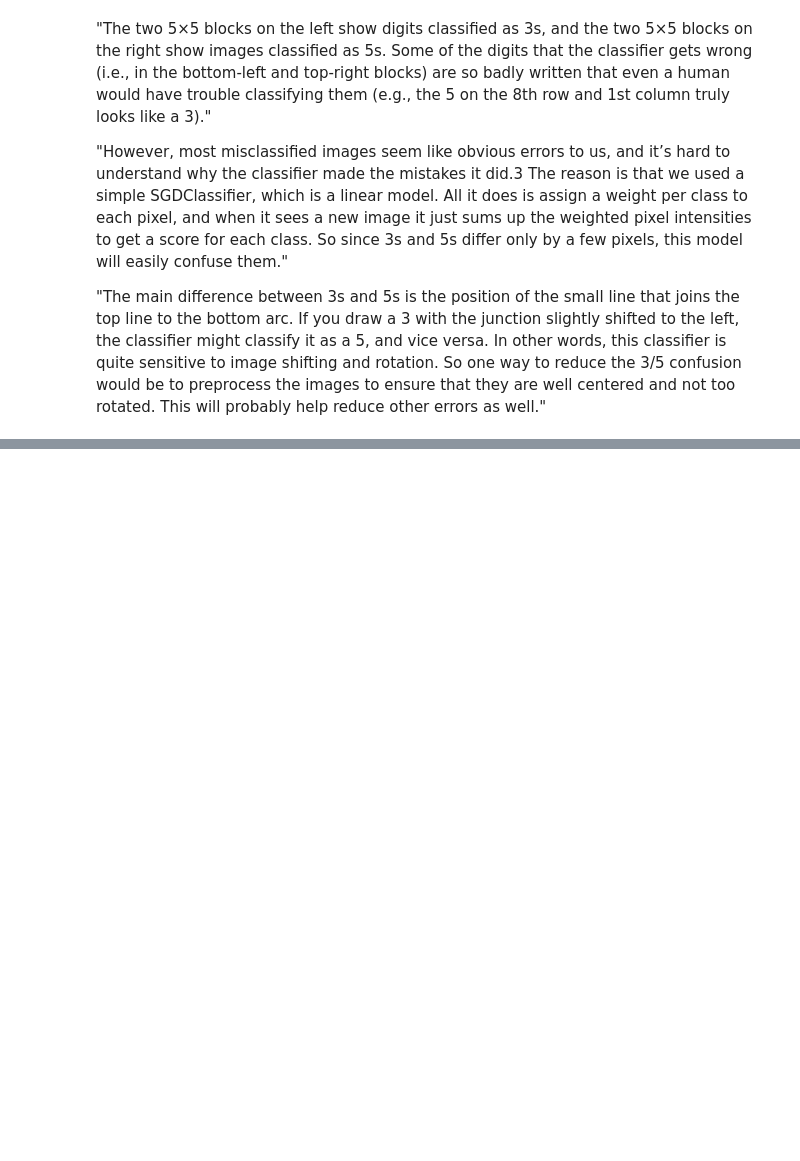
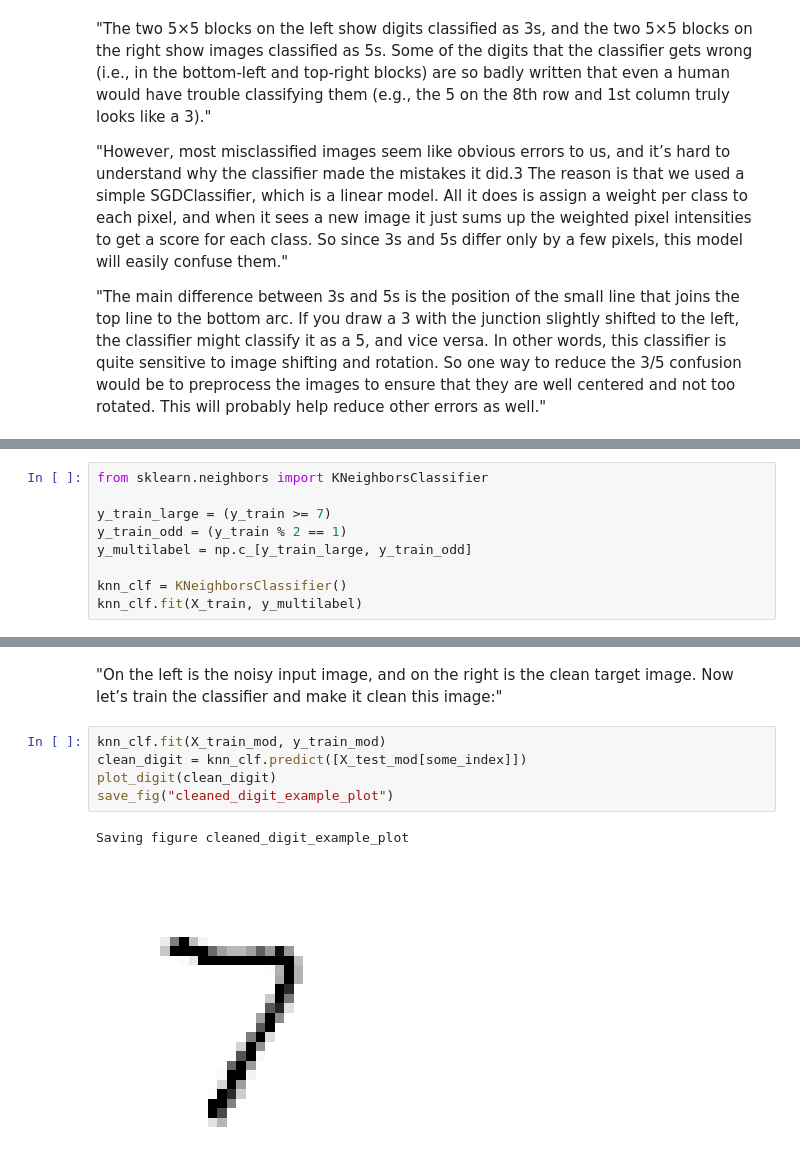
Before and after one commit to eleander/Machine_Learning, a Jupyter notebook: ml/3/Classification.ipynb, the cells around one changed output, grey strips where cells are left out. Drawn from its saved outputs; the diff is of its cells as text; blank space fills up the shorter version.

```diff
--- a/ml/3/Classification.ipynb
+++ b/ml/3/Classification.ipynb
@@ -800,0 +812,9 @@ rotated. This will probably help reduce other errors as well."
+# %%
+from sklearn.neighbors import KNeighborsClassifier
+
+y_train_large = (y_train >= 7)
+y_train_odd = (y_train % 2 == 1)
+y_multilabel = np.c_[y_train_large, y_train_odd]
+
+knn_clf = KNeighborsClassifier()
+knn_clf.fit(X_train, y_multilabel)
@@ -800,0 +893,11 @@ rotated. This will probably help reduce other errors as well."
+# %% [markdown]
+"On the left is the noisy input image, and on the right is the clean target image. Now
+let’s train the classifier and make it clean this image:"
+# %%
+knn_clf.fit(X_train_mod, y_train_mod)
+clean_digit = knn_clf.predict([X_test_mod[some_index]])
+plot_digit(clean_digit)
+save_fig("cleaned_digit_example_plot")
+# %% [output]
+Saving figure cleaned_digit_example_plot
+[figure, added]
```
Also changed, not shown: parts of 15 cells of this notebook, 5 other files.
